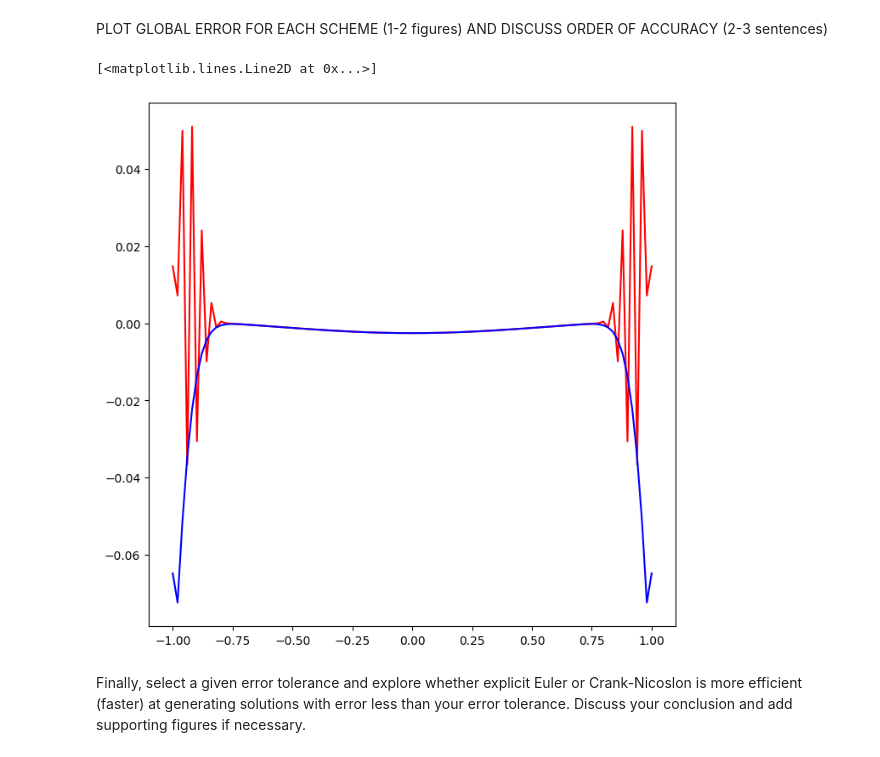
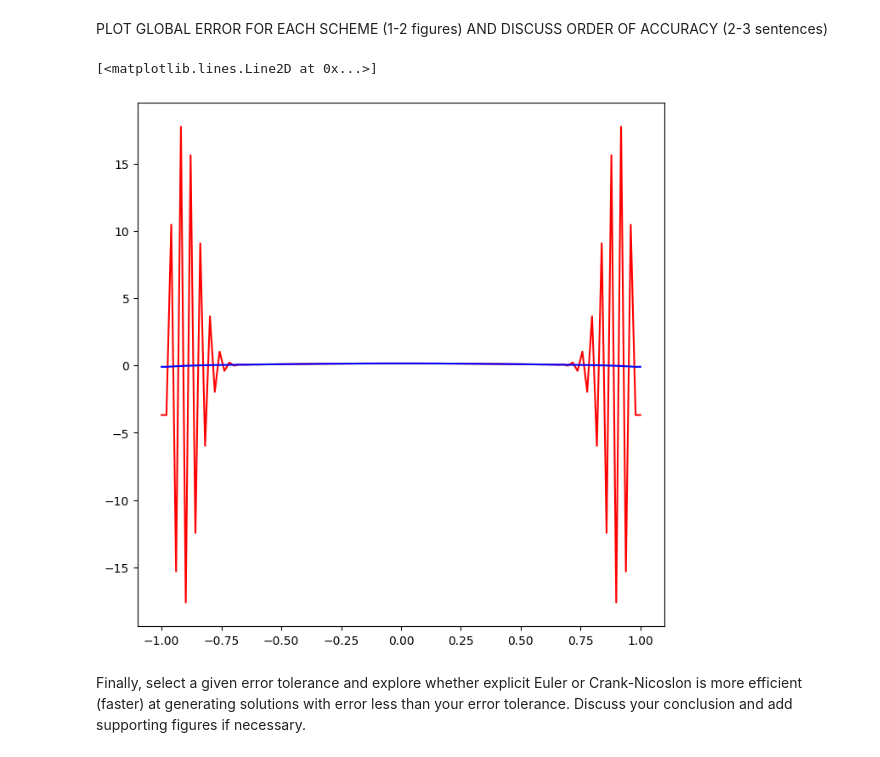
Before and after one commit to kr533-blip/QCES, a Jupyter notebook: Project1_numerical_methods.ipynb, the cells around one changed output. Saved outputs shown, nothing was run; the diff lists cells and outputs as text; code cells hidden in the pictures.

```diff
--- a/Project1_numerical_methods.ipynb
+++ b/Project1_numerical_methods.ipynb
@@ -278,14 +276,14 @@ PLOT GLOBAL ERROR FOR EACH SCHEME (1-2 figures) AND DISCUSS ORDER OF ACCURACY (2
 # %%
 # Add code to plot error here
 def exact_solution(x, t, kappa):
     return (4*np.pi*kappa*t)**(-0.5)*np.exp(-x**2 / (4*kappa*t))
 
 plt.figure(figsize =(8,8))
-plt.plot(x,np.absc_EE[:,t_end] - exact_solution(x,t_end,kappa),'r')
-plt.plot(x,c_CN[:,t_end] - exact_solution(x,t_end,kappa),'b')
+plt.plot(x,c_EE[:,t_end + 10] - exact_solution(x,t_end + 10,kappa),'r')
+plt.plot(x,c_CN[:,t_end + 10] - exact_solution(x,t_end + 10,kappa),'b')
 # %% [output]
 [<matplotlib.lines.Line2D at 0x...>]
-[figure, old version]
+[figure, new version]
 # %% [markdown]
 Finally, select a given error tolerance and explore whether explicit Euler or Crank-Nicoslon is more efficient (faster) at generating solutions with error less than your error tolerance. Discuss your conclusion and add supporting figures if necessary.
 # %% [markdown]
```
Also changed, not shown: parts of 2 cells of this notebook.
